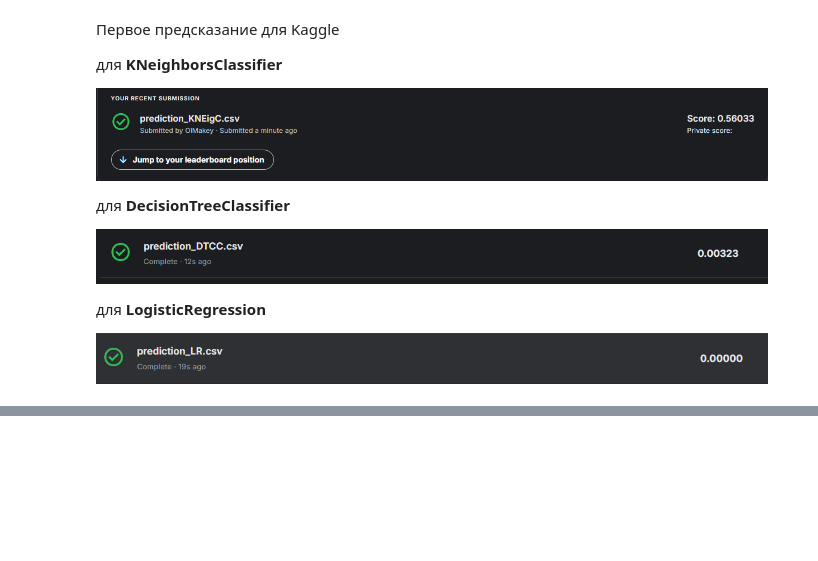
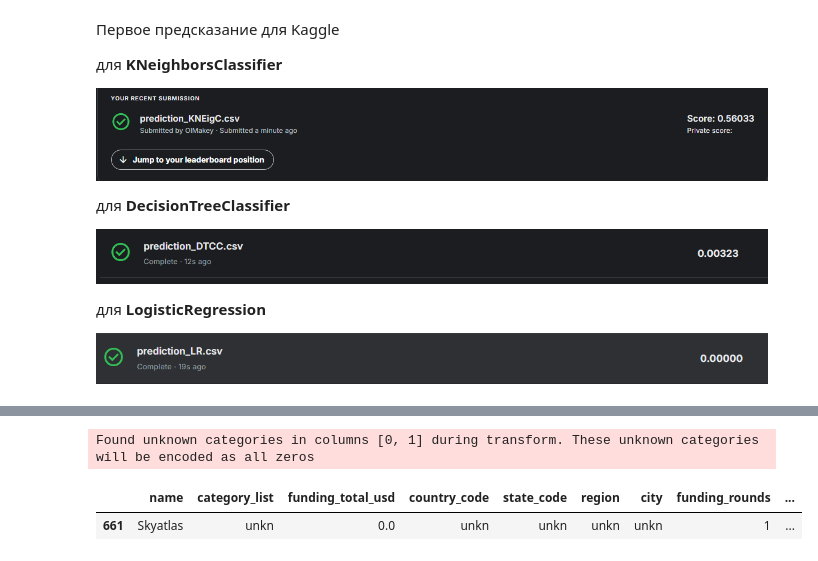
Before and after one commit to OlMac48/master-Olmakey, a Jupyter notebook: masterskaja1-Makeykin.ipynb, the cells around one changed output, grey strips where cells are left out. Saved outputs shown, nothing was run; the diff lists cells and outputs as text; code cells hidden in the pictures; blank space fills up the shorter version.

```diff
--- a/masterskaja1-Makeykin.ipynb
+++ b/masterskaja1-Makeykin.ipynb
@@ -1750,0 +1752,11 @@ df_test_new[['name', 'status']].to_csv('prediction_LR.csv', index=False)
+# %%
+##выделим категориальные и числовые признаки
+num_cols = ['funding_total_usd', 'funding_rounds', 'lifetime']
+ohe_cols = ['country_code', 'category']
+
+label = LabelEncoder()
+
+y_train2 = label.fit_transform(y_train2)
+
+#кодировка целевого признака
+label.classes_
@@ -1750,0 +1795,15 @@ df_test_new[['name', 'status']].to_csv('prediction_LR.csv', index=False)
+# %%
+%%time
+rs2 = RandomizedSearchCV(
+    pipe_final,
+    param2,
+    cv=5,
+    scoring='f1',
+    n_jobs=-1,
+    random_state=RANDOM_STATE
+)
+rs2.fit(X_train2, y_train2)
+
+print('Лучшая модель и её параметры:\n\n', rs2.best_estimator_)
+print('Параметры лучшей модели:', rs2.best_params_)
+print('Метрика лучшей модели на тренировочной выборке:', rs2.best_score_.round(3))
@@ -1750,0 +1830,14 @@ df_test_new[['name', 'status']].to_csv('prediction_LR.csv', index=False)
+# %%
+#получим предсказания статуса стартапов для тестовых данных
+y_pred2 = rs2.predict(X_test).round(3)
+# %% [output]
+Found unknown categories in columns [0, 1] during transform. These unknown categories will be encoded as all zeros
+# %%
+df_test_new['status'] = y_pred2
+# %%
+#установим нужное значение статуса по коду
+df_test_new['status'] = df_test_new['status'].apply(lambda x : 'operating' if x == 1 else 'closed')
+df_test_new.sample()
+# %% [output]
+|  | name | category_list | funding_total_usd | country_code | state_code | region | city | funding_rounds | ... |
+| 661 | Skyatlas | unkn | 0.0 | unkn | unkn | unkn | unkn | 1 | ... |
```
Also changed, not shown: parts of 25 cells of this notebook, 6 other files.
